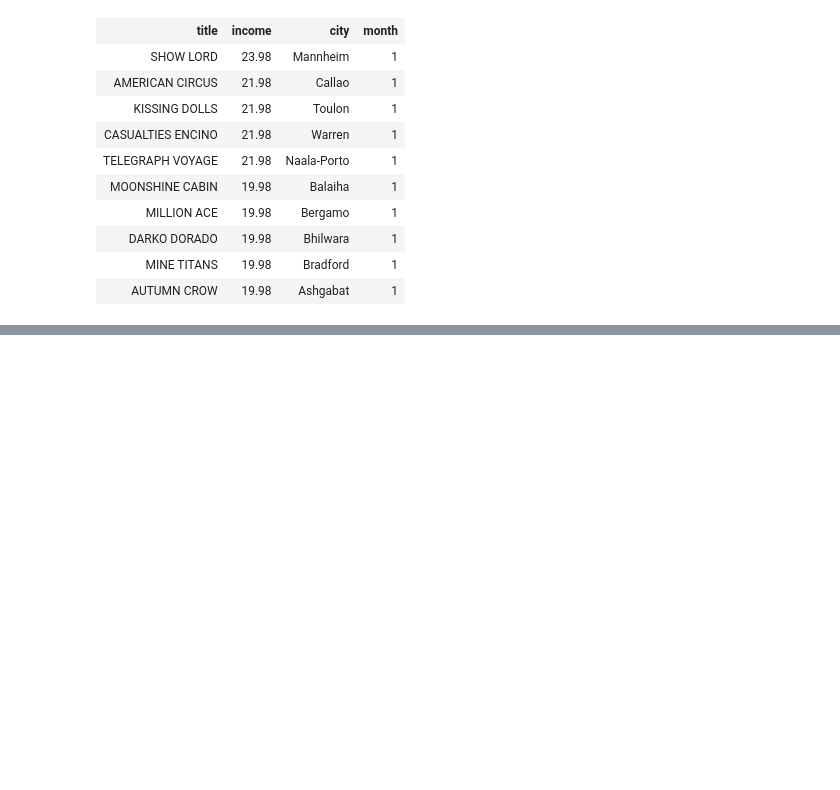
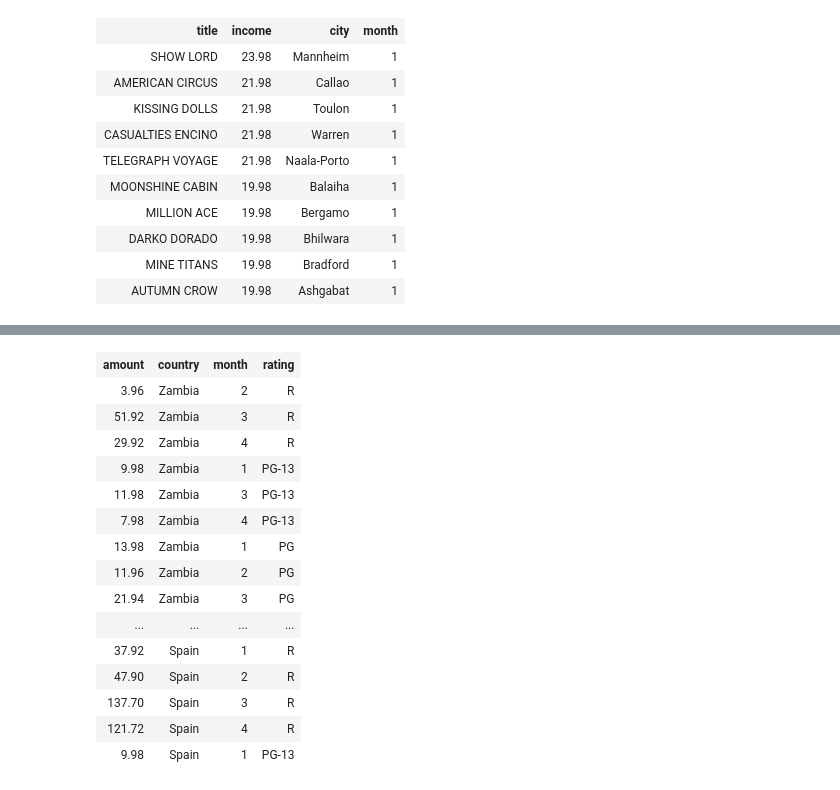
Before and after one commit to kstine93/Course_DataEngineeringUdacity, a Jupyter notebook: 03_DataWarehouses/Adv_PythonSQL.ipynb, the cells around one changed output, grey strips where cells are left out. Cells and saved outputs as stored; diff of their text form; code cells hidden in the pictures; blank space fills up the shorter version.

Commit message:
New notes + code on GROUP + CUBE functions

```diff
--- a/03_DataWarehouses/Adv_PythonSQL.ipynb
+++ b/03_DataWarehouses/Adv_PythonSQL.ipynb
@@ -423,0 +435,11 @@ Wall time: 177 ms
+# %%
+%%time
+%%sql
+SELECT SUM(sales_amount) AS amount, c.country, d.month, m.rating
+FROM factsales
+JOIN dimmovie m ON factsales.movie_key = m.movie_key
+JOIN dimcustomer c ON factsales.customer_key = c.customer_key
+JOIN dimdate d ON factsales.date_key = d.date_key
+--GROUP BY GROUPING SETS ((), c.country, d.month,(c.country, m.rating))
+ORDER BY c.country DESC, m.rating DESC;
+# %% [output]
@@ -423,0 +450,16 @@ Wall time: 177 ms
+| amount | country | month | rating |
+| 3.96 | Zambia | 2 | R |
+| 51.92 | Zambia | 3 | R |
+| 29.92 | Zambia | 4 | R |
+| 9.98 | Zambia | 1 | PG-13 |
+| 11.98 | Zambia | 3 | PG-13 |
+| 7.98 | Zambia | 4 | PG-13 |
+| 13.98 | Zambia | 1 | PG |
+| 11.96 | Zambia | 2 | PG |
+| 21.94 | Zambia | 3 | PG |
+| ... | ... | ... | ... |
+| 37.92 | Spain | 1 | R |
+| 47.90 | Spain | 2 | R |
+| 137.70 | Spain | 3 | R |
+| 121.72 | Spain | 4 | R |
+| 9.98 | Spain | 1 | PG-13 |
```
Also changed, not shown: parts of 4 cells of this notebook.
